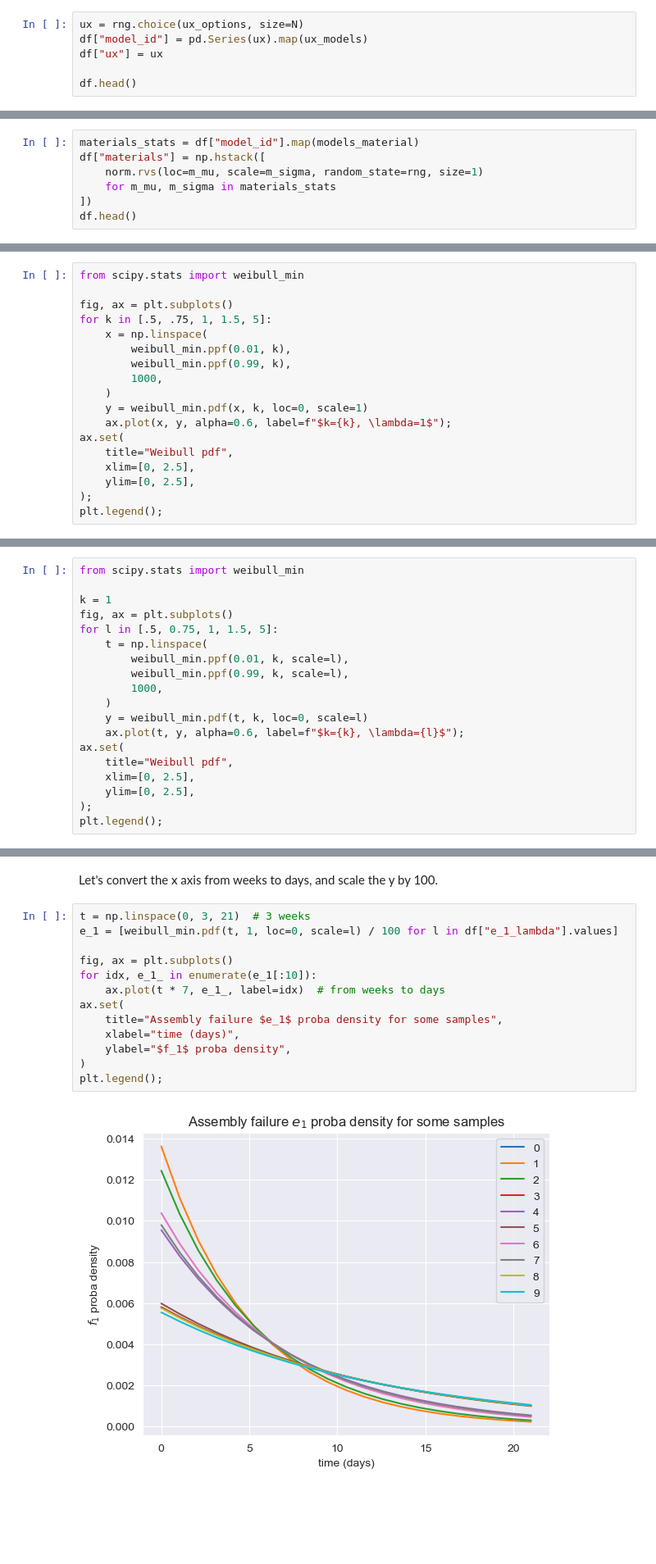
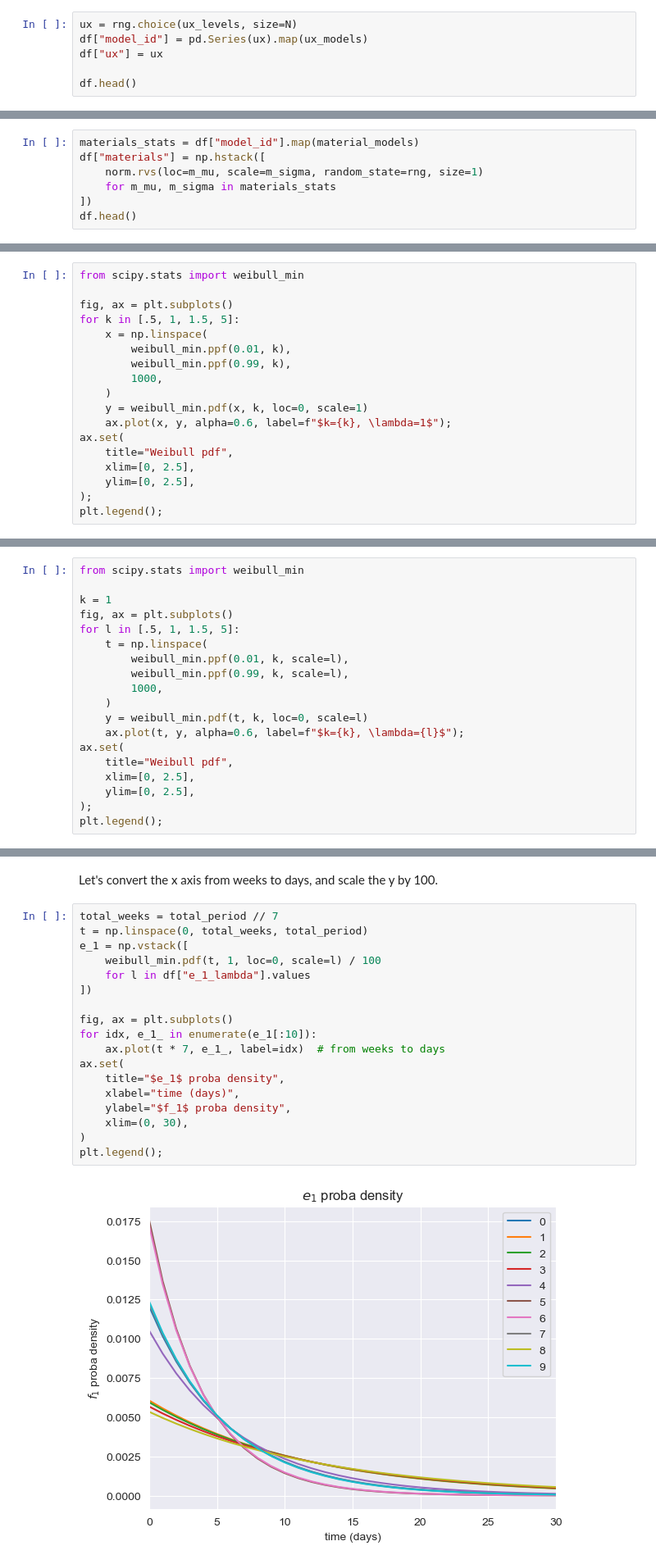
Before and after one commit to soda-inria/survival-analysis-benchmark, a Jupyter notebook: notebooks/factory_dataset.ipynb, the cells around one changed output, grey strips where cells are left out. Shown: that part at 82% size. Cells and saved outputs as stored; diff of their text form; blank space fills up the shorter version.

```diff
--- a/notebooks/factory_dataset.ipynb
+++ b/notebooks/factory_dataset.ipynb
@@ -133,7 +131,7 @@ plt.title("Relative UX by model");
 # %% [output]
 [figure]
 # %%
-ux = rng.choice(ux_options, size=N)
+ux = rng.choice(ux_levels, size=N)
 df["model_id"] = pd.Series(ux).map(ux_models)
 df["ux"] = ux
 
@@ -169,7 +167,7 @@ for idx, (mu, sigma) in enumerate(material_quality, 1):
 # %% [output]
 [figure]
 # %%
-materials_stats = df["model_id"].map(models_material)
+materials_stats = df["model_id"].map(material_models)
 df["materials"] = np.hstack([
     norm.rvs(loc=m_mu, scale=m_sigma, random_state=rng, size=1)
     for m_mu, m_sigma in materials_stats
@@ -232,7 +230,7 @@ $f(x, \lambda, k)=\begin{cases}\frac{k}{\lambda}(\frac{x}{\lambda})^{k-1}e^{-(x/
 from scipy.stats import weibull_min
 
 fig, ax = plt.subplots()
-for k in [.5, .75, 1, 1.5, 5]:
+for k in [.5, 1, 1.5, 5]:
     x = np.linspace(
         weibull_min.ppf(0.01, k),
         weibull_min.ppf(0.99, k),
@@ -253,7 +251,7 @@ from scipy.stats import weibull_min
 
 k = 1
 fig, ax = plt.subplots()
-for l in [.5, 0.75, 1, 1.5, 5]:
+for l in [.5, 1, 1.5, 5]:
     t = np.linspace(
         weibull_min.ppf(0.01, k, scale=l),
         weibull_min.ppf(0.99, k, scale=l),
@@ -291,17 +289,22 @@ df.head()
 # %% [markdown]
 Let's convert the x axis from weeks to days, and scale the y by 100.
 # %%
-t = np.linspace(0, 3, 21)  # 3 weeks
-e_1 = [weibull_min.pdf(t, 1, loc=0, scale=l) / 100 for l in df["e_1_lambda"].values]
+total_weeks = total_period // 7
+t = np.linspace(0, total_weeks, total_period)
+e_1 = np.vstack([
+    weibull_min.pdf(t, 1, loc=0, scale=l) / 100
+    for l in df["e_1_lambda"].values
+])
 
 fig, ax = plt.subplots()
 for idx, e_1_ in enumerate(e_1[:10]):
     ax.plot(t * 7, e_1_, label=idx)  # from weeks to days
 ax.set(
-    title="Assembly failure $e_1$ proba density for some samples",
+    title="$e_1$ proba density",
     xlabel="time (days)",
     ylabel="$f_1$ proba density",
+    xlim=(0, 30),
 )
 plt.legend();
 # %% [output]
-[figure, old version]
+[figure, new version]
```
Also changed, not shown: parts of 65 cells of this notebook.
